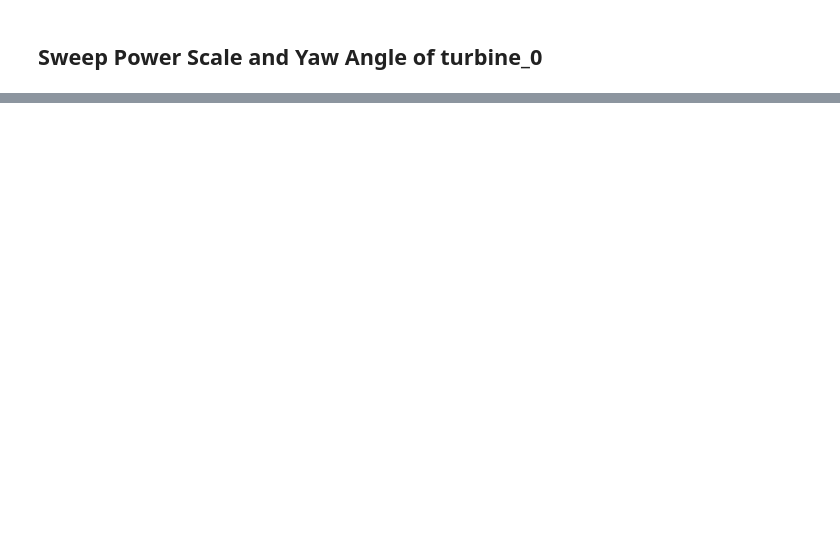
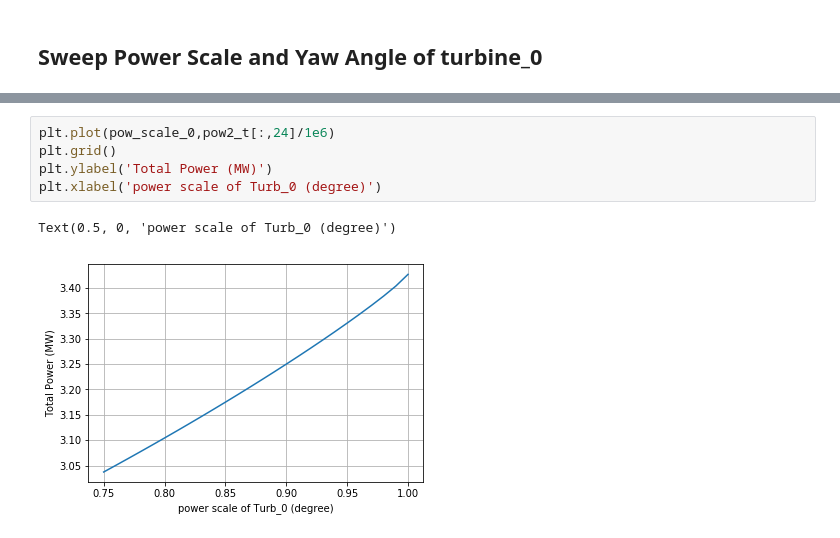
Before and after one commit to stiux/FLORIS, a Jupyter notebook: examples/FLORIS_loads_DR_Run_Notebook_SWF_3WT_AI_Yaw_case.ipynb, the cells around one changed output, grey strips where cells are left out. Saved outputs shown, nothing was run; the diff lists cells and outputs as text; blank space fills up the shorter version.

```diff
--- a/examples/FLORIS_loads_DR_Run_Notebook_SWF_3WT_AI_Yaw_case.ipynb
+++ b/examples/FLORIS_loads_DR_Run_Notebook_SWF_3WT_AI_Yaw_case.ipynb
@@ -161,0 +178,8 @@ The corresponding yaw angle of Turb_0: 0
+# %%
+plt.plot(pow_scale_0,pow2_t[:,24]/1e6)
+plt.grid()
+plt.ylabel('Total Power (MW)')
+plt.xlabel('power scale of Turb_0 (degree)')
+# %% [output]
+Text(0.5, 0, 'power scale of Turb_0 (degree)')
+[figure, added]
```
Also changed, not shown: parts of 8 cells of this notebook, 1 other file.
